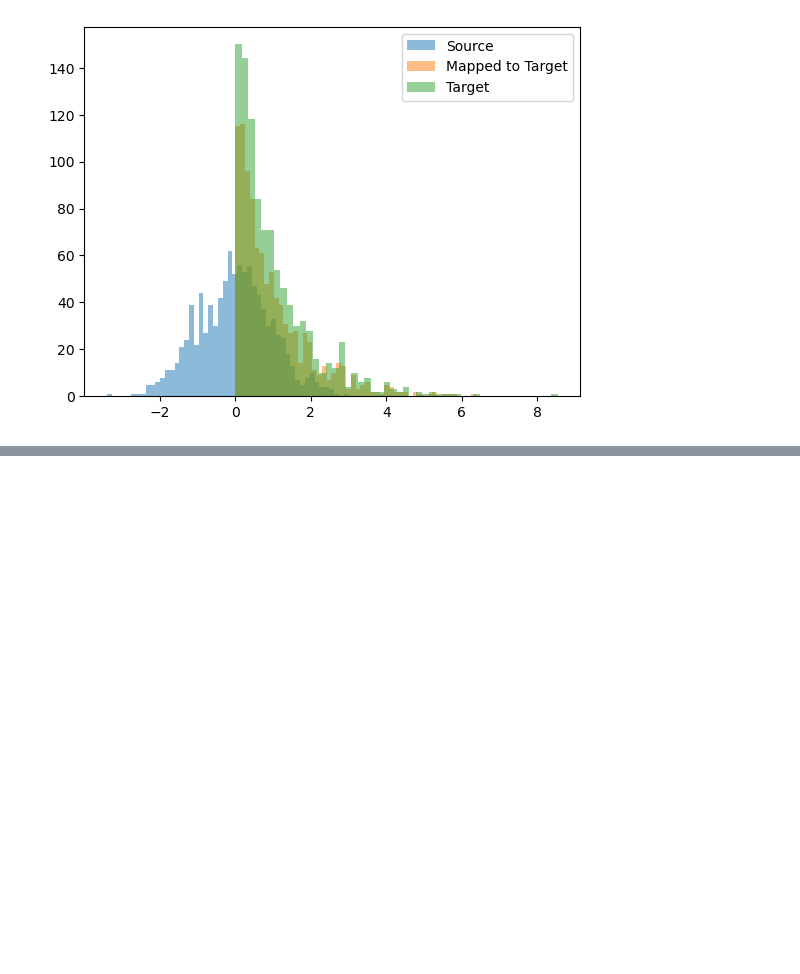
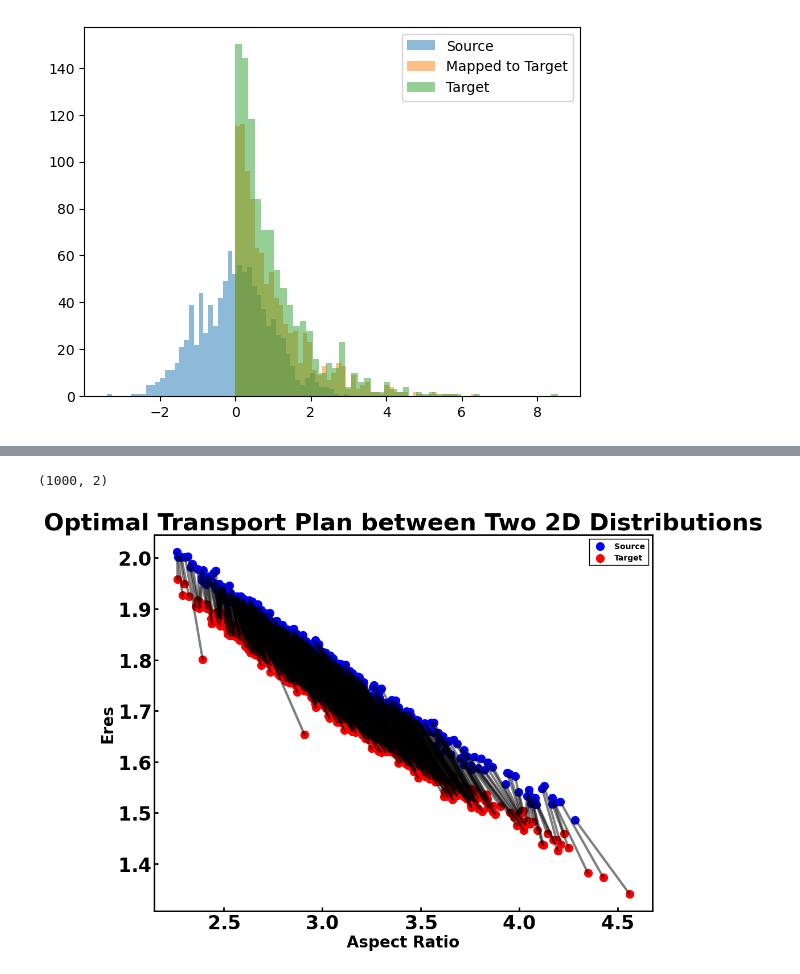
Before and after one commit to SWAN88/AuNR_DA, a Jupyter notebook: 060424_ana_num_comparison.ipynb, the cells around one changed output, grey strips where cells are left out. Saved outputs shown, nothing was run; the diff lists cells and outputs as text; code cells hidden in the pictures; blank space fills up the shorter version.

```diff
--- a/060424_ana_num_comparison.ipynb
+++ b/060424_ana_num_comparison.ipynb
@@ -423,0 +449,51 @@ plt.show()
+# %%
+x1.shape
+x2.shape
+# %% [output]
+(1000, 2)
+# %%
+import numpy as np
+import ot
+import matplotlib.pyplot as plt
+
+# Generate sample data for two 2D distributions
+n_samples = 1000
+# mu1 = np.array([1, 1])
+# cov1 = np.array([[1, 0.5], [0.5, 1]])
+# x1 = np.random.multivariate_normal(mu1, cov1, n_samples)
+
+# mu2 = np.array([4, 4])
+# cov2 = np.array([[1, -0.3], [-0.3, 1]])
+# x2 = np.random.multivariate_normal(mu2, cov2, n_samples)
+
+x1 = glass_data[['ratio', 'eres']].to_numpy()
+x2 = ito_data[['ratio', 'eres']].to_numpy()
+
+# Compute the cost matrix
+M = ot.dist(x1, x2, metric='euclidean')
+
+# Uniform distributions on samples
+a = np.ones((n_samples,)) / n_samples
+b = np.ones((n_samples,)) / n_samples
+
+# Solve optimal transport problem
+G = ot.emd(a, b, M)
+
+# Plot the distributions and the transport plan
+plt.figure(figsize=(10, 8))
+plt.scatter(x1[:, 0], x1[:, 1], c='blue', label='Source')
+plt.scatter(x2[:, 0], x2[:, 1], c='red', label='Target')
+
+# Plot the transport plan
+for i in range(n_samples):
+    for j in range(n_samples):
+        if G[i, j] > 1e-8:  # Only plot significant transport links
+            plt.plot([x1[i, 0], x2[j, 0]], [x1[i, 1], x2[j, 1]], 'k-', alpha=0.5)
+
+plt.legend()
+plt.title('Optimal Transport Plan between Two 2D Distributions')
+plt.xlabel('Aspect Ratio')
+plt.ylabel('Eres')
+plt.show()
+# %% [output]
+[figure, added]
```
Also changed, not shown: parts of 2 cells of this notebook.
